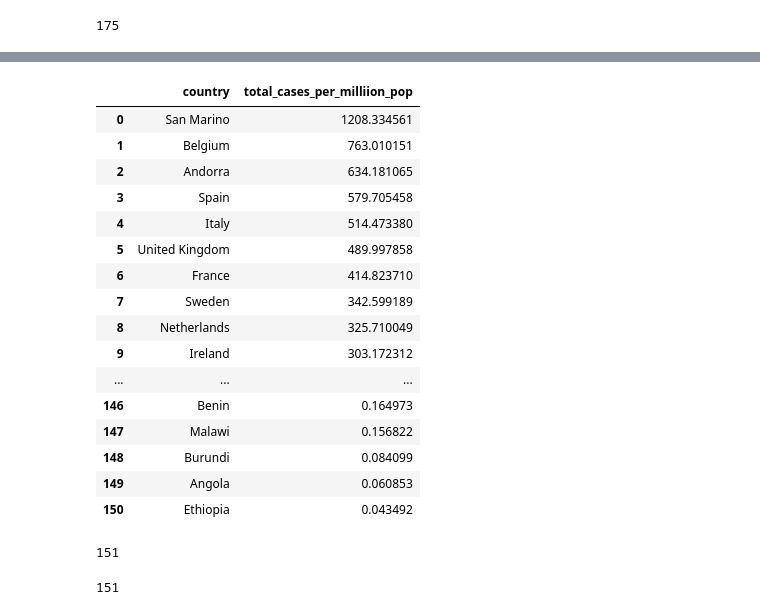
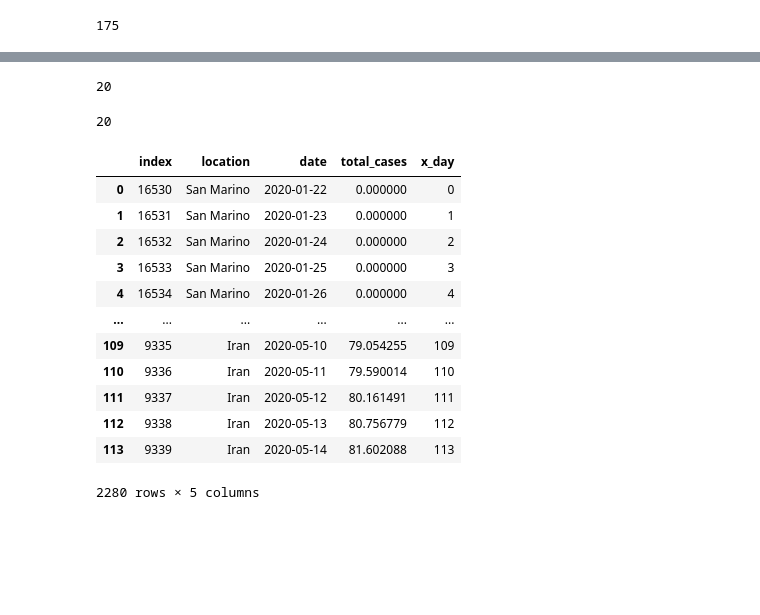
Before and after one commit to Guneetgstar/covid19, a Jupyter notebook: _notebooks/2020-05-13-cases-per-million-population-worldwide-comparision.ipynb, the cells around one changed output, grey strips where cells are left out. Drawn from its saved outputs; the diff is of its cells as text; code cells hidden in the pictures; blank space fills up the shorter version.

```diff
--- a/_notebooks/2020-05-13-cases-per-million-population-worldwide-comparision.ipynb
+++ b/_notebooks/2020-05-13-cases-per-million-population-worldwide-comparision.ipynb
@@ -32,3 +19,10 @@ countries=pd.Series(data.location.unique())
+# %%
+#hide
+cdata = utils.getComulativeData('confirmed')
+data = utils.getComulativeData('deaths')
+data = data.rename(columns={"total_deaths": "total_cases"})
+
+countries=pd.Series(data.location.unique())
 # %%
 #hide
 # Population data
@@ -70,62 +78,60 @@ for i in countries:
     filter_country = data_pc["location"]== i
     temp=data_pc[filter_country]
     # display(temp)
+    # if temp['total_cases'].tail(1).to_list()[0]> 500:
     if temp['total_cases'].sum() > 0 :
         ranked_data=ranked_data.append([{'country':i,'total_cases_per_milliion_pop':temp['total_cases'].tail(1).to_list()[0]}])
 
 ranked_data=ranked_data.sort_values(by='total_cases_per_milliion_pop',ignore_index=True,ascending=False)
 countries=ranked_data['country']
+countries=countries[0:20]
 for i in countries:
     filter_country = data_pc["location"]== i
-    temp=data_pc[filter_country]
+    # temp=data_pc[filter_country]
     data_countries_pc.append(data_pc[filter_country])
-pd.set_option('display.max_rows', None)
-display(ranked_data)
+# pd.set_option('display.max_rows', None)
+# display(ranked_data)
-# %% [output]
-|  | country | total_cases_per_milliion_pop |
-| 0 | San Marino | 1208.334561 |
-| 1 | Belgium | 763.010151 |
-| 2 | Andorra | 634.181065 |
-| 3 | Spain | 579.705458 |
-| 4 | Italy | 514.473380 |
-| 5 | United Kingdom | 489.997858 |
-| 6 | France | 414.823710 |
-| 7 | Sweden | 342.599189 |
-| 8 | Netherlands | 325.710049 |
-| 9 | Ireland | 303.172312 |
-| ... | ... | ... |
-| 146 | Benin | 0.164973 |
-| 147 | Malawi | 0.156822 |
-| 148 | Burundi | 0.084099 |
-| 149 | Angola | 0.060853 |
-| 150 | Ethiopia | 0.043492 |
 # %%
 pd.set_option('display.max_rows', 10)
 len(data_countries_pc)
 # %% [output]
-151
+20
 # %%
 for i in range(0,len(countries)):
     data_countries_pc[i]=data_countries_pc[i].reset_index()
     data_countries_pc[i]['x_day'] = data_countries_pc[i].index
 len(data_countries_pc)
 # %% [output]
-151
+20
 # %%
 data_plot=pd.DataFrame()
 for i in range(0,len(countries)):
     data_plot = pd.concat([data_plot, data_countries_pc[i]], axis=0)
 # data_plot
 
 data_plot_death_log=data_plot.copy()
 def a(x):
     if x==0:
         return 0
     return np.log(x)
-pd.set_option('display.max_rows', None)
+pd.set_option('display.max_rows', 100)
 
-data_plot['total_log_cases']=data_plot['total_cases'].apply(a)
-# data_plot
+# data_plot['total_log_cases']=data_plot['total_cases'].apply(a)
+data_plot
+# %% [output]
+|  | index | location | date | total_cases | x_day |
+| 0 | 16530 | San Marino | 2020-01-22 | 0.000000 | 0 |
+| 1 | 16531 | San Marino | 2020-01-23 | 0.000000 | 1 |
+| 2 | 16532 | San Marino | 2020-01-24 | 0.000000 | 2 |
+| 3 | 16533 | San Marino | 2020-01-25 | 0.000000 | 3 |
+| 4 | 16534 | San Marino | 2020-01-26 | 0.000000 | 4 |
+| ... | ... | ... | ... | ... | ... |
+| 109 | 9335 | Iran | 2020-05-10 | 79.054255 | 109 |
+| 110 | 9336 | Iran | 2020-05-11 | 79.590014 | 110 |
+| 111 | 9337 | Iran | 2020-05-12 | 80.161491 | 111 |
+| 112 | 9338 | Iran | 2020-05-13 | 80.756779 | 112 |
+| 113 | 9339 | Iran | 2020-05-14 | 81.602088 | 113 |
+2280 rows × 5 columns
 # %%
 # Plot it using Altair
 source = data_plot
```
Also changed, not shown: parts of 6 cells of this notebook, 3 other files.
